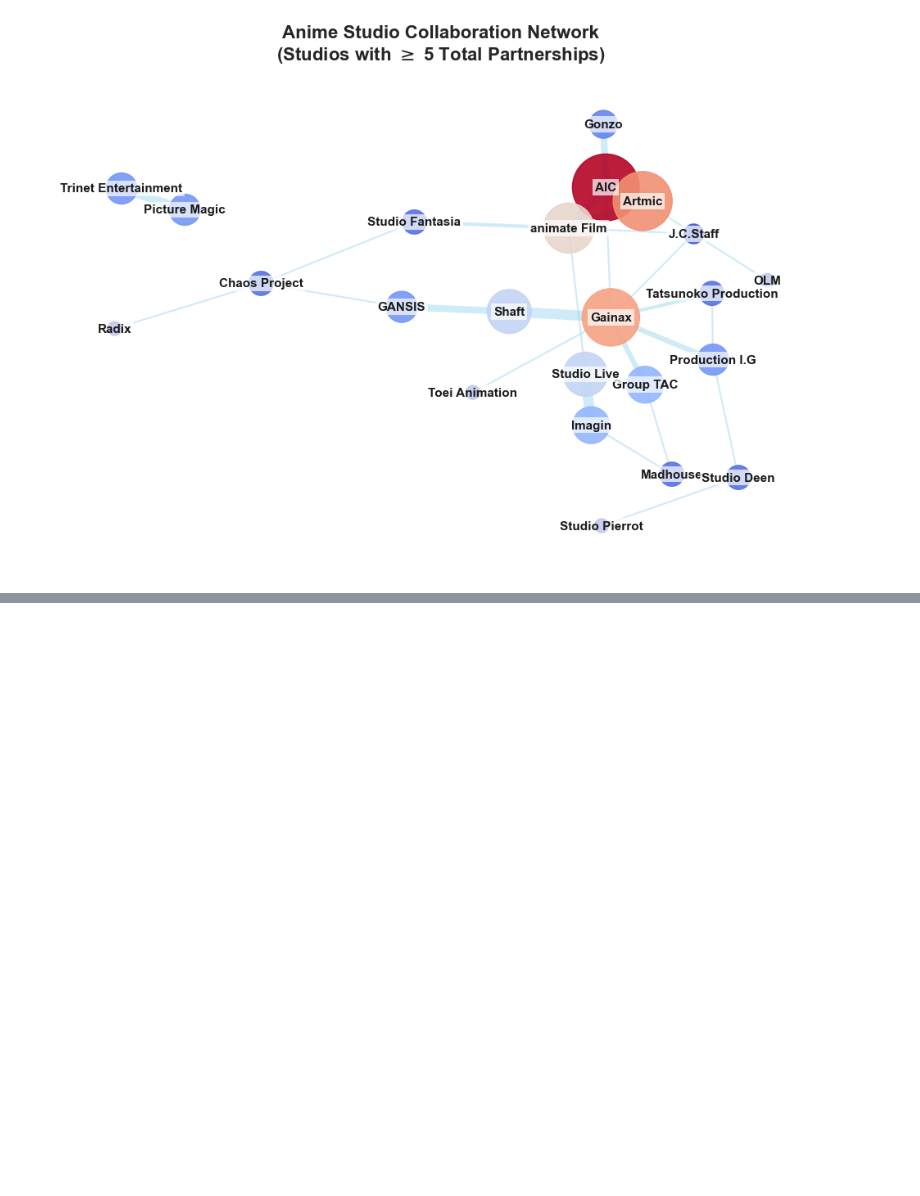
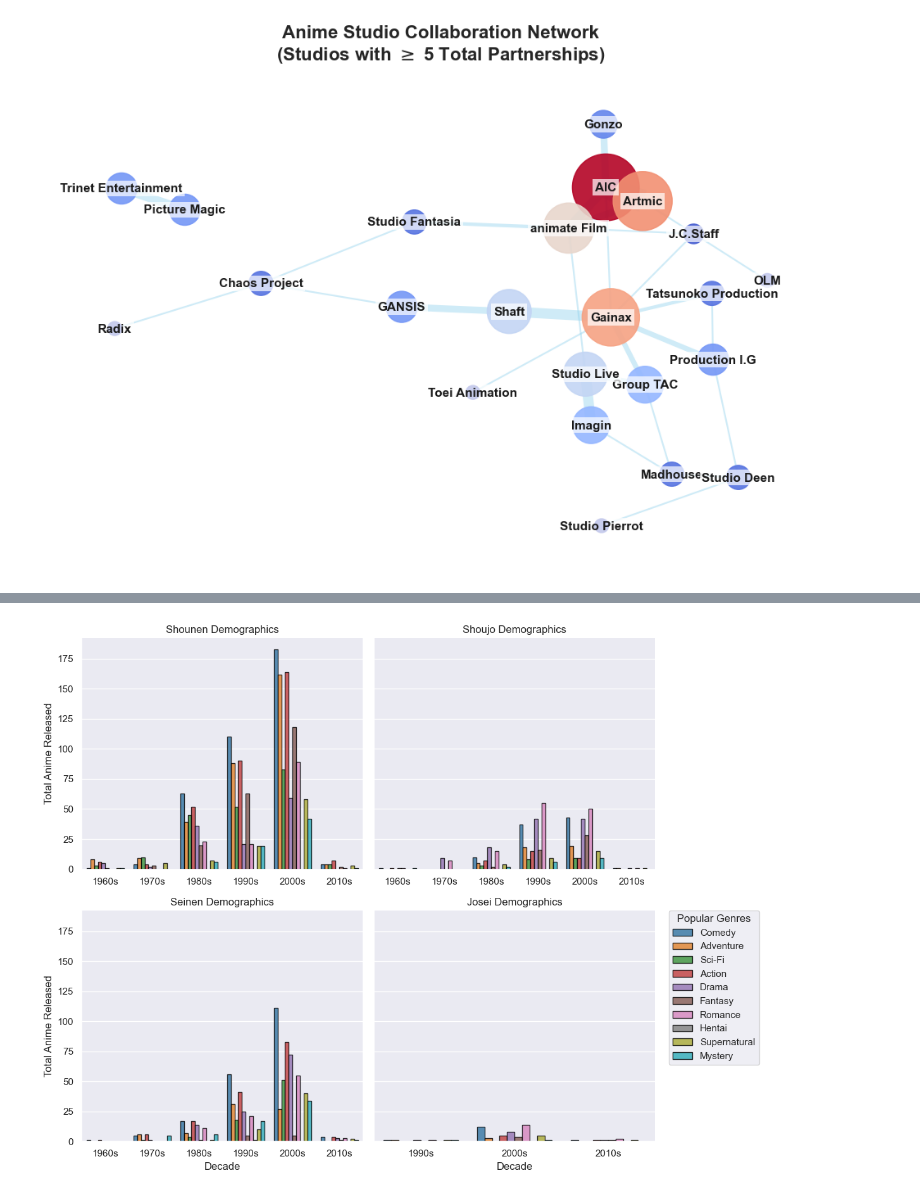
Before and after one commit to AZysk0/anime-data-analysis, a Jupyter notebook: anime_analysis_tasks.ipynb, the cells around one changed output, grey strips where cells are left out. Cells and saved outputs as stored; diff of their text form; code cells hidden in the pictures; blank space fills up the shorter version.

```diff
--- a/anime_analysis_tasks.ipynb
+++ b/anime_analysis_tasks.ipynb
@@ -1255,9 +1269,81 @@ plt.tight_layout()
 # %%
 # 37. Analyze trends in anime demographics over time.
+# shounen, shoujo ...
+# what trends mean?
 
-# 38. Identify outliers in:
-#     score, popularity, duration, episodes.
+demographics = ["Shounen", "Shoujo", "Seinen", "Josei"]
 
-# 39. Compare old anime vs modern anime.
+# ######## Genres trend ############################################################################
+# for each group - facet
+# for 10-year intervals - separate barplots
+demo_df = (
+    anime_df[['year', 'genres', 'demographics', 'score']]
+    .explode('demographics')
+    .explode('genres')
+    .dropna()
+    .assign(decade=lambda x: (x['year'] // 10 * 10).astype(int).astype(str) + "s" )
+    .query('demographics in @demographics')
+)
 
-# 40. Build a simple recommendation similarity metric.
+popular_genres = (
+    anime_df.explode("genres")["genres"].value_counts().head(10).index.to_list()
+)
+
+trend_data = (
+    demo_df.groupby(["decade", "demographics"])
+    .size()
+    .reset_index(name="anime_count")
+)
+
+# plot
+# facet by demographics
+# for each decade barplot popular genre counts
+
+grid_data = (
+    demo_df.query("genres in @popular_genres")
+    .groupby(["demographics", "decade", "genres"])
+    .size()
+    .reset_index(name="anime_count")
+)
+
+g = sns.FacetGrid(
+    grid_data,
+    col="demographics",
+    col_order=demographics,
+    sharex=False,
+    sharey=True,
+    height=4.5,
+    aspect=1.3,
+    col_wrap=2,
+)
+
+
+def draw_decade_bars(data, **kwargs):
+    sns.barplot(
+        data=data,
+        x="decade",
+        y="anime_count",
+        hue="genres",
+        hue_order=popular_genres,
+        palette="tab10",
+        edgecolor="black",
+        alpha=0.8,
+    )
+    if plt.gca().get_legend() is not None:
+        plt.gca().get_legend().remove()
+
+
+g.map_dataframe(draw_decade_bars)
+
+g.set_titles("{col_name} Demographics")
+g.set_axis_labels("Decade", "Total Anime Released")
+
+plt.legend(
+    title="Popular Genres",
+    bbox_to_anchor=(1.05, 1),
+    loc="upper left",
+    borderaxespad=0,
+)
+plt.tight_layout()
+# %% [output]
+[figure, added]
```
Also changed, not shown: parts of 10 cells of this notebook, 2 other files.
